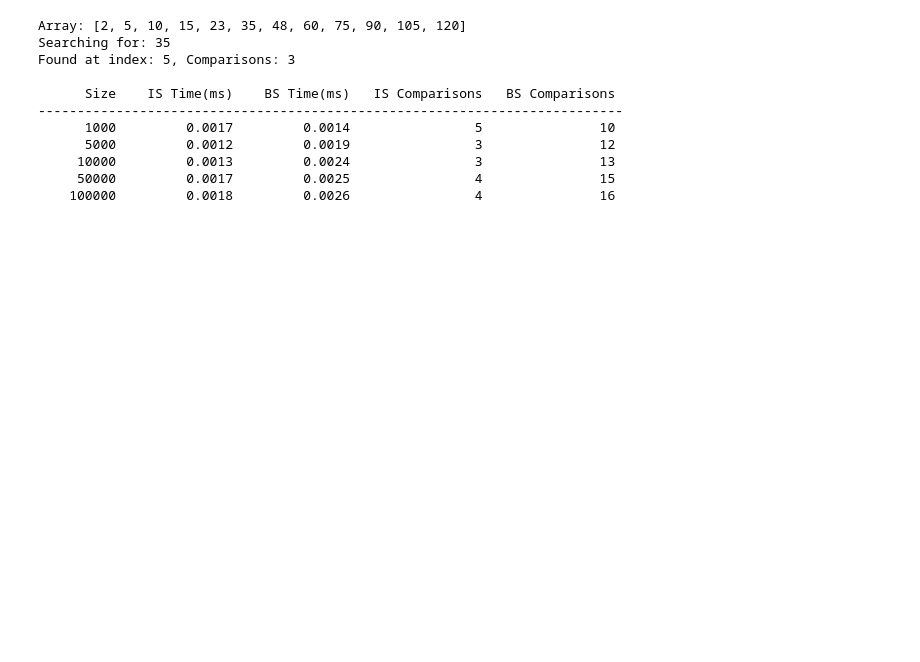
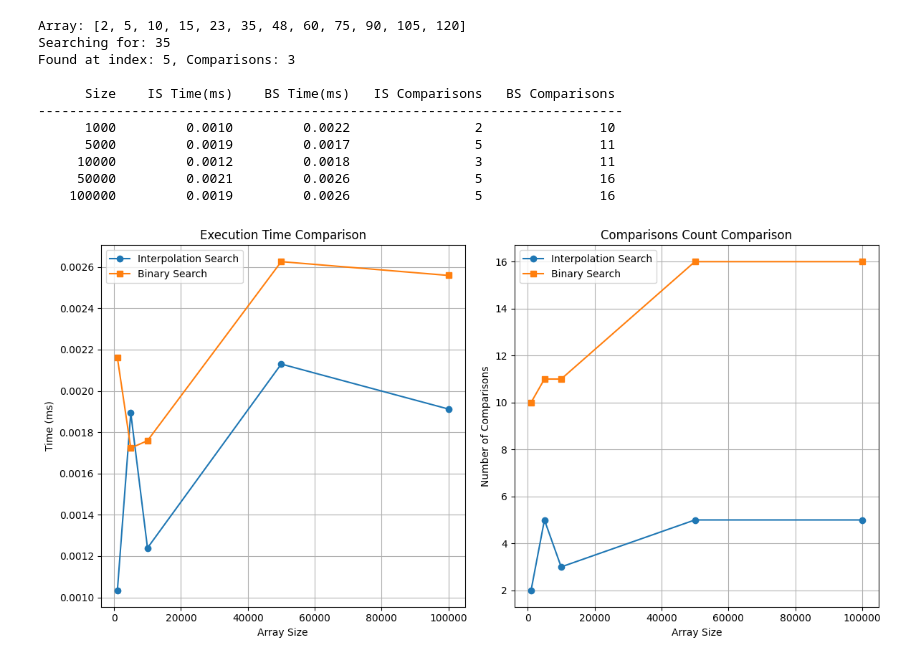
Before and after one commit to pooja07ts-alt/DAA-LAB-EX-1, a Jupyter notebook: Copy_of_Untitled0.ipynb, the cells around one changed output. Saved outputs shown, nothing was run; the diff lists cells and outputs as text; code cells hidden in the pictures; blank space fills up the shorter version.

```diff
--- a/Copy_of_Untitled0.ipynb
+++ b/Copy_of_Untitled0.ipynb
@@ -51,6 +51,9 @@ def binary_search(arr, target):
 
 def performance_analysis():
     sizes = [1000, 5000, 10000, 50000, 100000]
+    is_times, bs_times = [], []
+    is_comps, bs_comps = [], []
+
     print(f"{'Size':>10} {'IS Time(ms)':>14} {'BS Time(ms)':>14} "
           f"{'IS Comparisons':>16} {'BS Comparisons':>16}")
     print('-' * 75)
@@ -63,35 +66,73 @@ def performance_analysis():
         start = time.perf_counter()
         for _ in range(100):
             idx_is, comp_is = interpolation_search(arr, target)
         is_time = (time.perf_counter() - start) / 100 * 1000
 
         # Binary Search timing
         start = time.perf_counter()
         for _ in range(100):
             idx_bs, comp_bs = binary_search(arr, target)
         bs_time = (time.perf_counter() - start) / 100 * 1000
 
         print(f"{size:>10} {is_time:>14.4f} {bs_time:>14.4f} "
               f"{comp_is:>16} {comp_bs:>16}")
 
+        # Collect data for plotting
+        is_times.append(is_time)
+        bs_times.append(bs_time)
+        is_comps.append(comp_is)
+        bs_comps.append(comp_bs)
+
+    # ✅ Call chart function here, after loop ends
+    plot_results(sizes, is_times, bs_times, is_comps, bs_comps)
+
+
 # --- Main ---
 arr = [2, 5, 10, 15, 23, 35, 48, 60, 75, 90, 105, 120]
 target = 35
 idx, comps = interpolation_search(arr, target)
 print(f"Array: {arr}")
 print(f"Searching for: {target}")
 print(f"Found at index: {idx}, Comparisons: {comps}")
 print()
 performance_analysis()
+import matplotlib.pyplot as plt
+
+def plot_results(sizes, is_times, bs_times, is_comps, bs_comps):
+    plt.figure(figsize=(12, 6))
+
+    # Time comparison
+    plt.subplot(1, 2, 1)
+    plt.plot(sizes, is_times, marker='o', label="Interpolation Search")
+    plt.plot(sizes, bs_times, marker='s', label="Binary Search")
+    plt.xlabel("Array Size")
+    plt.ylabel("Time (ms)")
+    plt.title("Execution Time Comparison")
+    plt.legend()
+    plt.grid(True)
+
+    # Comparisons comparison
+    plt.subplot(1, 2, 2)
+    plt.plot(sizes, is_comps, marker='o', label="Interpolation Search")
+    plt.plot(sizes, bs_comps, marker='s', label="Binary Search")
+    plt.xlabel("Array Size")
+    plt.ylabel("Number of Comparisons")
+    plt.title("Comparisons Count Comparison")
+    plt.legend()
+    plt.grid(True)
+
+    plt.tight_layout()
+    plt.show()
 # %% [output]
 Array: [2, 5, 10, 15, 23, 35, 48, 60, 75, 90, 105, 120]
 Searching for: 35
 Found at index: 5, Comparisons: 3
 
       Size    IS Time(ms)    BS Time(ms)   IS Comparisons   BS Comparisons
 ---------------------------------------------------------------------------
-      1000         0.0017         0.0014                5               10
-      5000         0.0012         0.0019                3               12
-     10000         0.0013         0.0024                3               13
-     50000         0.0017         0.0025                4               15
-    100000         0.0018         0.0026                4               16
+      1000         0.0010         0.0022                2               10
+      5000         0.0019         0.0017                5               11
+     10000         0.0012         0.0018                3               11
+     50000         0.0021         0.0026                5               16
+    100000         0.0019         0.0026                5               16
+[figure, added]
```
